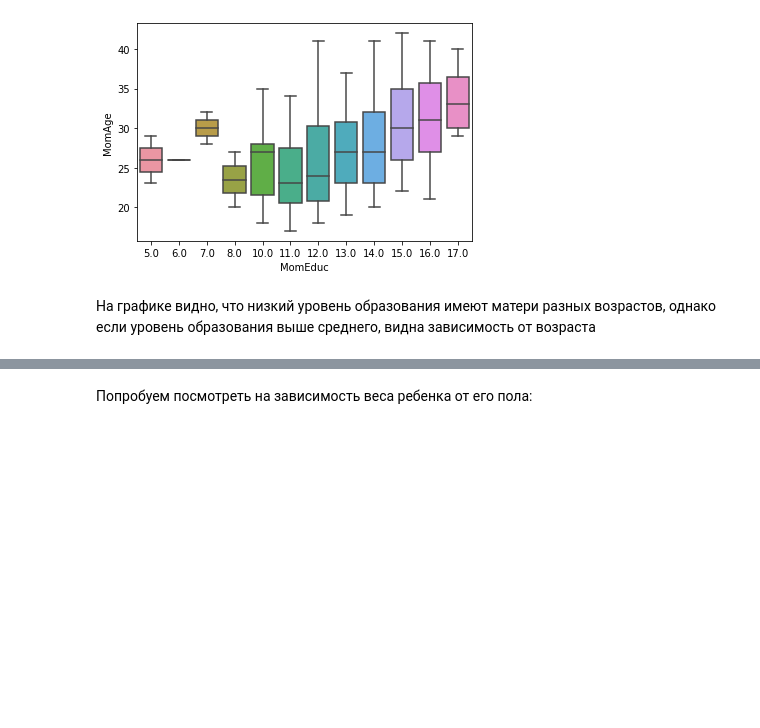
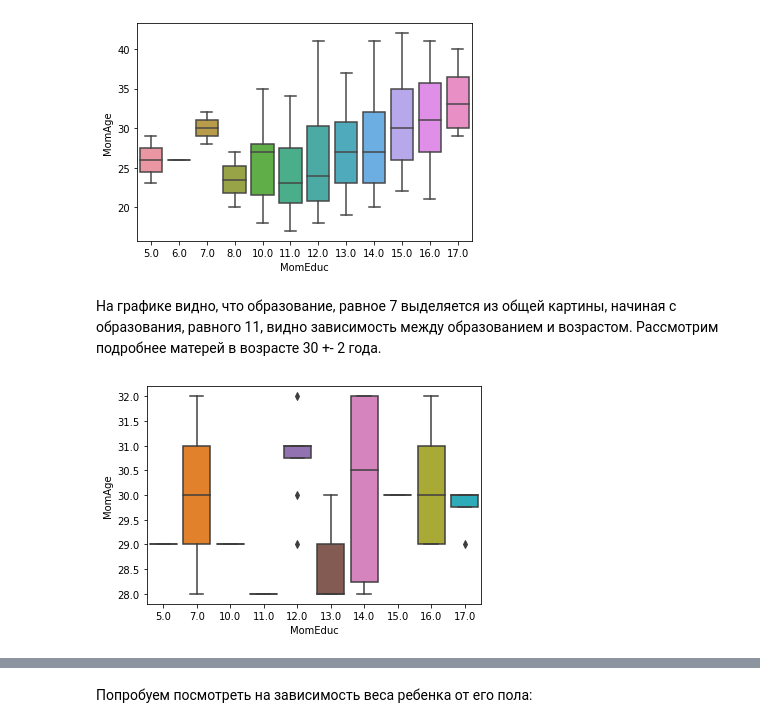
Before and after one commit to Vlada-Veselova/Statistics_HW_BI, a Jupyter notebook: Statistic_1.ipynb, the cells around one changed output, grey strips where cells are left out. Drawn from its saved outputs; the diff is of its cells as text; code cells hidden in the pictures; blank space fills up the shorter version.

```diff
--- a/Statistic_1.ipynb
+++ b/Statistic_1.ipynb
@@ -81,5 +85,9 @@ sns.countplot(df.MomAgeGroup, hue=df.preemie);
 sns.boxplot(x=df.MomEduc, y=df.MomAge);
 # %% [output]
 [figure]
-# %% [markdown]
-На графике видно, что низкий уровень образования имеют матери разных возрастов, однако если уровень образования выше среднего, видна зависимость от возраста
+# %% [markdown]
+На графике видно, что образование, равное 7 выделяется из общей картины, начиная с образования, равного 11, видно зависимость между образованием и возрастом. Рассмотрим подробнее матерей в возрасте 30 +- 2 года.
+# %%
+sns.boxplot(x=df.loc[abs(df['MomAge'] - 30) < 3].MomEduc, y=df.loc[abs(df['MomAge'] - 30) < 3].MomAge);
+# %% [output]
+[figure, added]
```
Also changed, not shown: parts of 6 cells of this notebook.
